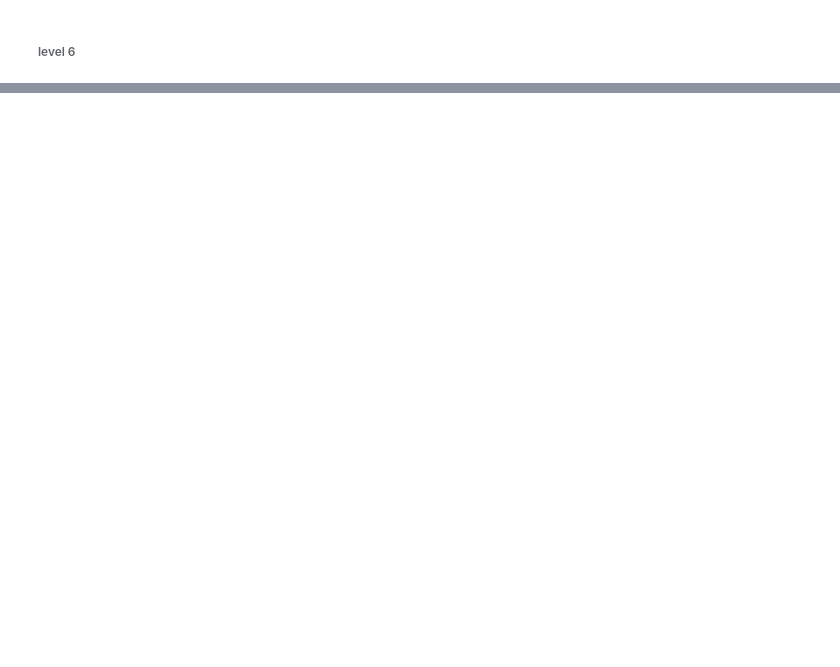
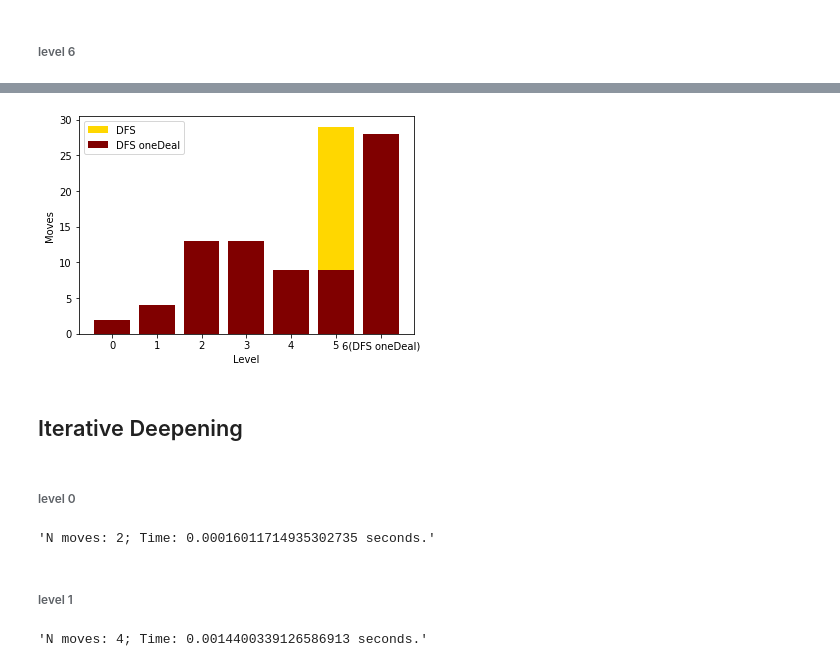
Before and after one commit to IohanSardinha/FEUP_IART, a Jupyter notebook: code/dataAnalisys.ipynb, the cells around one changed output, grey strips where cells are left out. Drawn from its saved outputs; the diff is of its cells as text; code cells hidden in the pictures; blank space fills up the shorter version.

```diff
--- a/code/dataAnalisys.ipynb
+++ b/code/dataAnalisys.ipynb
@@ -259,0 +298,27 @@ plt.show()
+# %%
+plt.bar(['0','1','2','3','4','5'], [len(moves) for moves in dfs_moves] , color="gold", label="DFS")
+plt.bar(['0','1','2','3','4','5','6(DFS oneDeal)'],[len(moves) for moves in dfs_DO_moves], label="DFS oneDeal", color="maroon")
+plt.legend(loc="upper left")
+plt.xlabel("Level")
+plt.ylabel("Moves")
+plt.show()
+# %% [output]
+[figure, added]
+# %% [markdown]
+## Iterative Deepening
+# %% [markdown]
+###### level 0
+# %%
+board, moves = initialState(0)
+moves_idep_0, time_idep_0 = timeToRun(lambda : IDDFS(board, 27))
+"N moves: "+str(len(moves_idep_0)) + "; Time: " + str(time_idep_0) + " seconds."
+# %% [output]
+'N moves: 2; Time: 0.00016011714935302735 seconds.'
+# %% [markdown]
+###### level 1
+# %%
+board, moves = initialState(1)
+moves_idep_1, time_idep_1 = timeToRun(lambda : IDDFS(board, 10))
+"N moves: "+str(len(moves_idep_1)) + "; Time: " + str(time_idep_1) + " seconds."
+# %% [output]
+'N moves: 4; Time: 0.0014400339126586913 seconds.'
```
Also changed, not shown: parts of 57 cells of this notebook, 3 other files.
